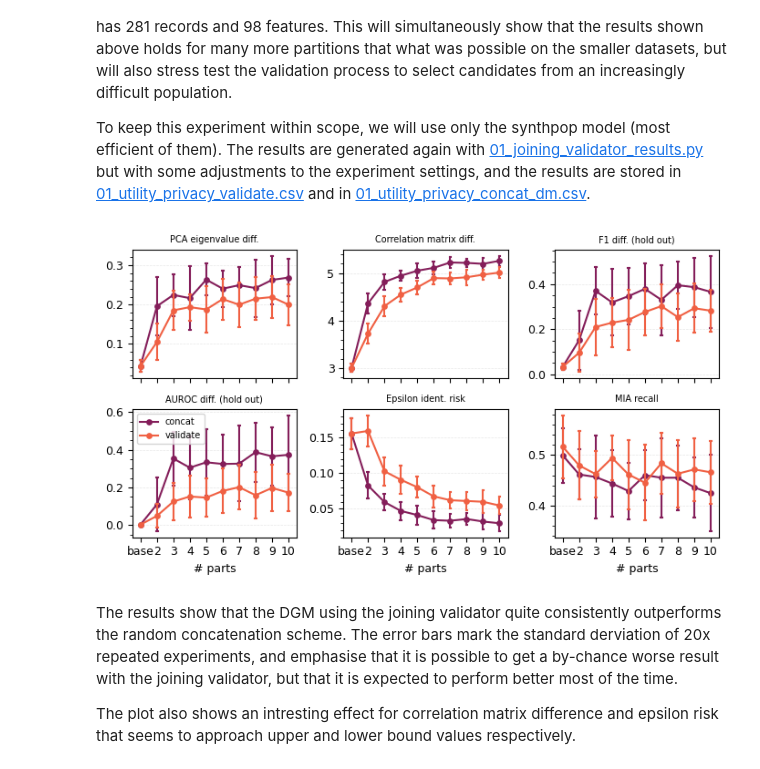
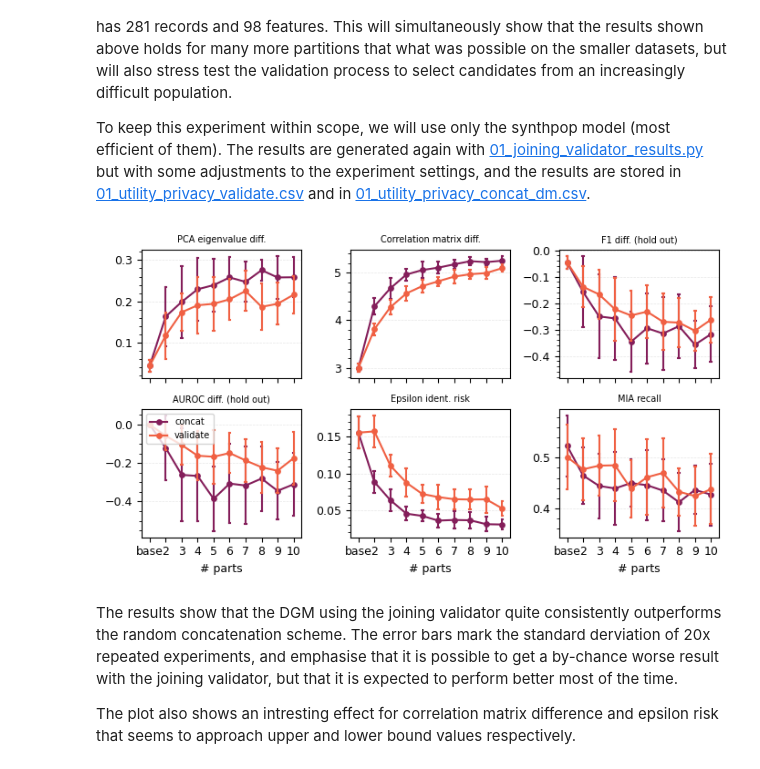
Before and after one commit to notna07/disjoint-synthetic-data-generation, a Jupyter notebook: 01_same_model_partitions.ipynb, the cells around one changed output. Drawn from its saved outputs; the diff is of its cells as text; code cells hidden in the pictures.

Commit message:
update results

```diff
--- a/01_same_model_partitions.ipynb
+++ b/01_same_model_partitions.ipynb
@@ -205,7 +205,7 @@ models = ['synthpop', 'datasynthesizer', 'ctgan']
 metrics = {
     "pca_eigval_diff" : "PCA eigenvalue diff.",
     "corr_mat_diff": "Correlation matrix diff.",
-    "cls_F1_diff_hout": "F1 diff. (hold out)",
+    "avg_F1_diff_hout": "F1 diff. (hold out)",
     "auroc": "AUROC diff. (hold out)",
     "eps_identif_risk": "Epsilon ident. risk",
     "mia_recall": "MIA recall",
@@ -310,21 +310,21 @@ def concat_adapt_comparison_figure(results_concat, results_valid, model, dataset
         plt.savefig(f"experiments/figures/figure3_concat_vs_validate.pdf", bbox_inches='tight')
 # %%
 results_concat = pd.read_csv('experiments/results/01_utility_privacy_concat_dm.csv')
-results_valid = pd.read_csv('experiments/results/01_utility_privacy_validate.csv')
+results_valid = pd.read_csv('experiments/results/01_utility_privacy_validate_dm.csv')
 
 metrics = {
     "pca_eigval_diff" : "PCA eigenvalue diff.",
     "corr_mat_diff": "Correlation matrix diff.",
     # "avg_h_dist": "Avg. Hellinger dist.",
-    "cls_F1_diff_hout": "F1 diff. (hold out)",
+    "avg_F1_diff_hout": "F1 diff. (hold out)",
     "auroc": "AUROC diff. (hold out)",
     "eps_identif_risk": "Epsilon ident. risk",
     "mia_recall": "MIA recall",
 }
 
 fig = concat_adapt_comparison_figure(results_concat, results_valid, 'synthpop', 'dm', metrics, return_flag=False)
 # %% [output]
-[figure, old version]
+[figure, new version]
 # %% [markdown]
 The results show that the DGM using the joining validator quite consistently outperforms the random concatenation scheme. The error bars mark the standard derviation of 20x repeated experiments, and emphasise that it is possible to get a by-chance worse result with the joining validator, but that it is expected to perform better most of the time.
 
```
Also changed, not shown: parts of 1 cell of this notebook, 9 other files.
